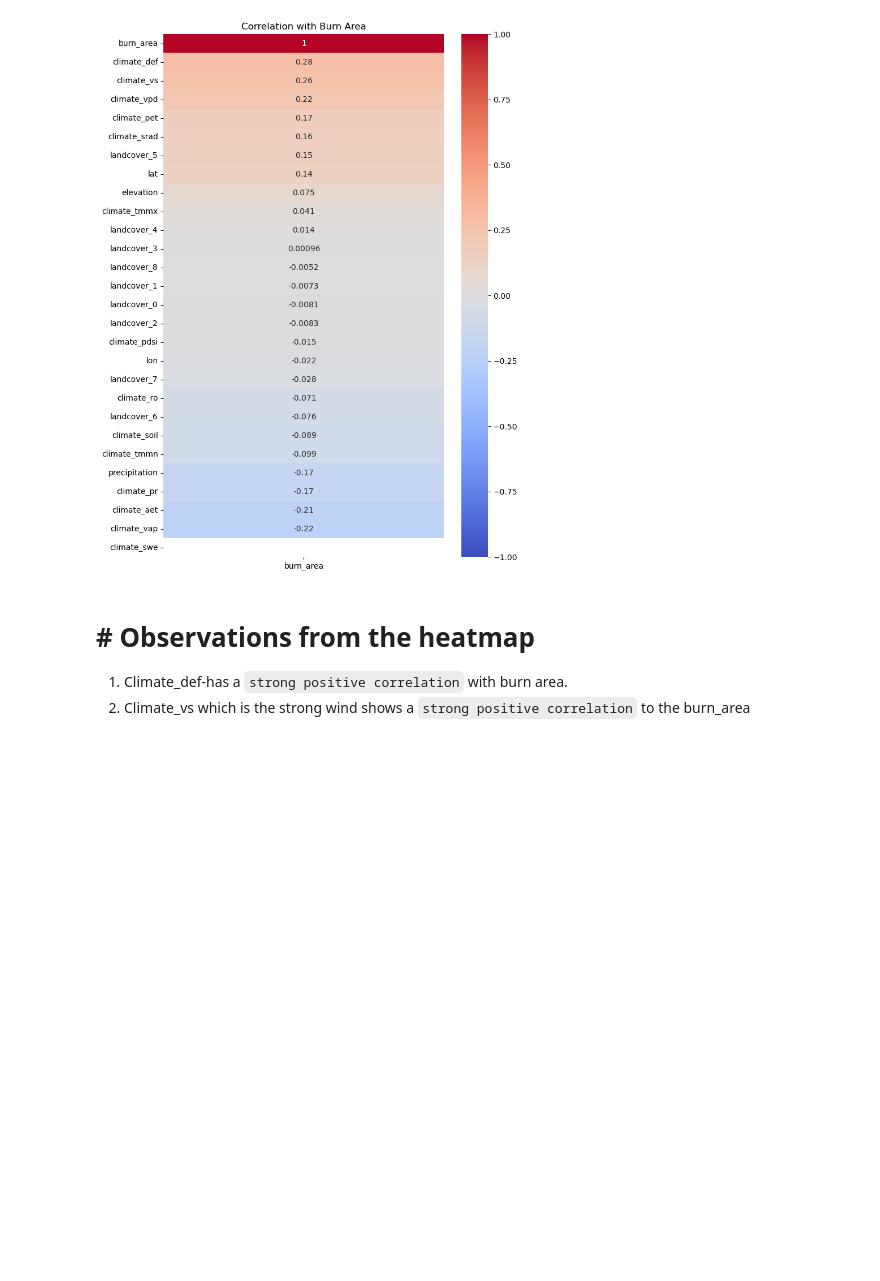
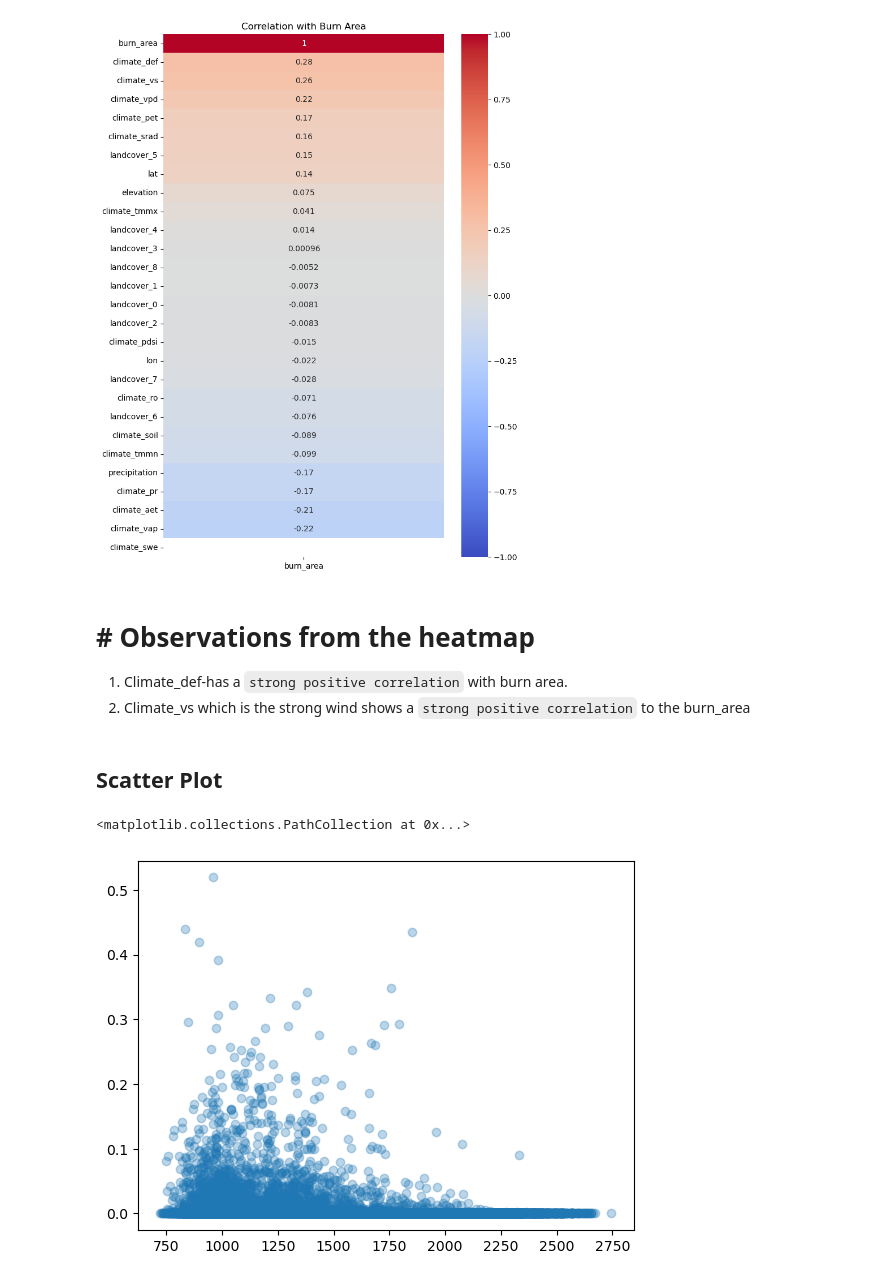
Before and after one commit to JoanChesire/Zindi_Wildfire-Prediction-Challenge, a Jupyter notebook: wildfire_prediction.ipynb, the cells around one changed output. Cells and saved outputs as stored; diff of their text form; code cells hidden in the pictures; blank space fills up the shorter version.

```diff
--- a/wildfire_prediction.ipynb
+++ b/wildfire_prediction.ipynb
@@ -207,3 +207,11 @@ plt.show()
 # # Observations from the heatmap
 1. Climate_def-has a `strong positive correlation` with burn area.
 2. Climate_vs which is the strong wind shows a `strong positive correlation` to the burn_area
+# %% [markdown]
+## Scatter Plot
+# %%
+sample = train_df.sample(10000)
+plt.scatter(sample['climate_vap'], sample['burn_area'], alpha=0.3)
+# %% [output]
+<matplotlib.collections.PathCollection at 0x...>
+[figure, added]
```
Also changed, not shown: parts of 7 cells of this notebook.
